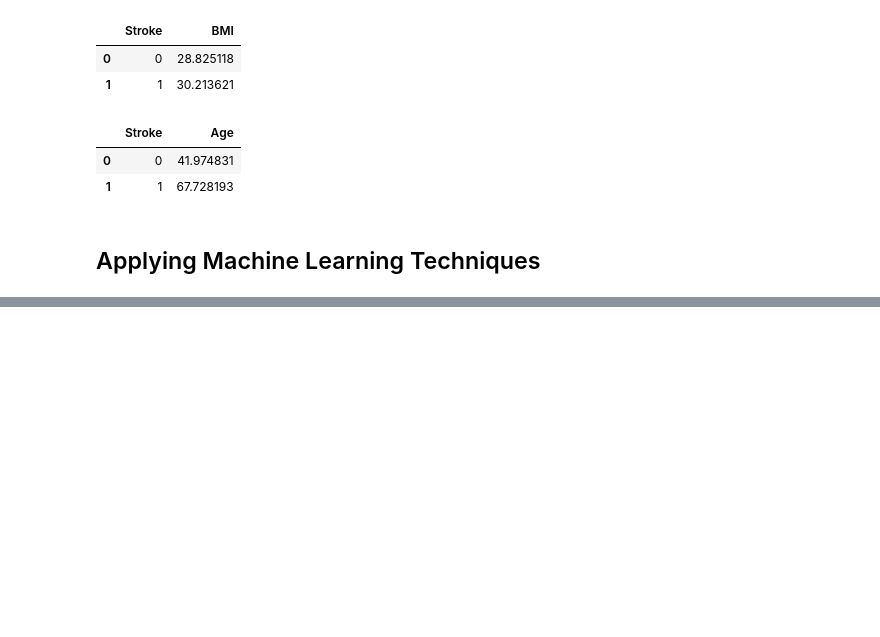
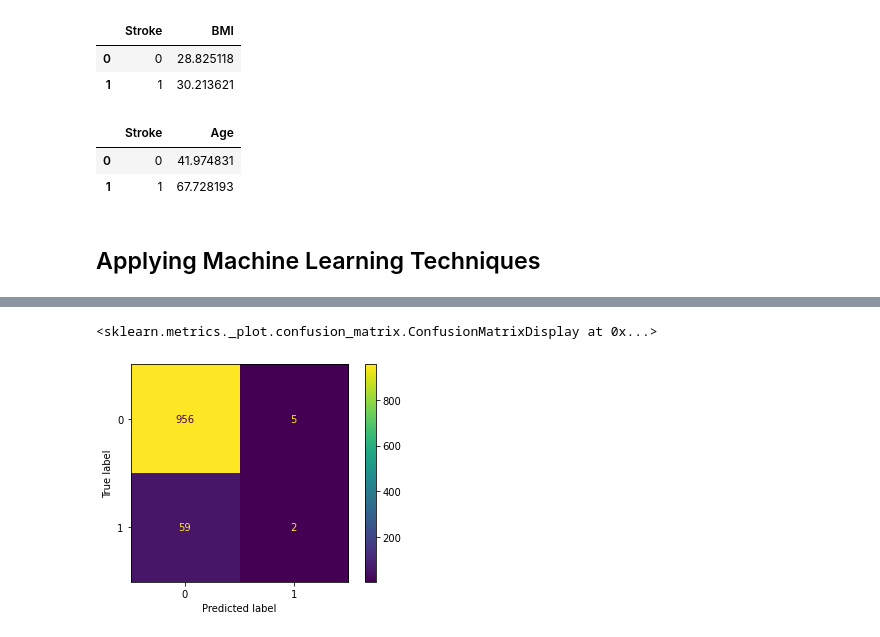
Before and after one commit to ritabanm-99/EAS-503-Final_Project, a Jupyter notebook: project_code.ipynb, the cells around one changed output, grey strips where cells are left out. Cells and saved outputs as stored; diff of their text form; code cells hidden in the pictures; blank space fills up the shorter version.

```diff
--- a/project_code.ipynb
+++ b/project_code.ipynb
@@ -402,0 +595,10 @@ age_stroke
+# %%
+# Predict using fitted model
+y_pred_knn = knn.predict(X_test)
+y_pred_prob_knn = knn.predict_proba(X_test)[:, 1]
+# %%
+ConfusionMatrixDisplay.from_predictions(y_test, y_pred_knn)
+plt.show()
+# %% [output]
+<sklearn.metrics._plot.confusion_matrix.ConfusionMatrixDisplay at 0x...>
+[figure, added]
```
Also changed, not shown: parts of 24 cells of this notebook.
